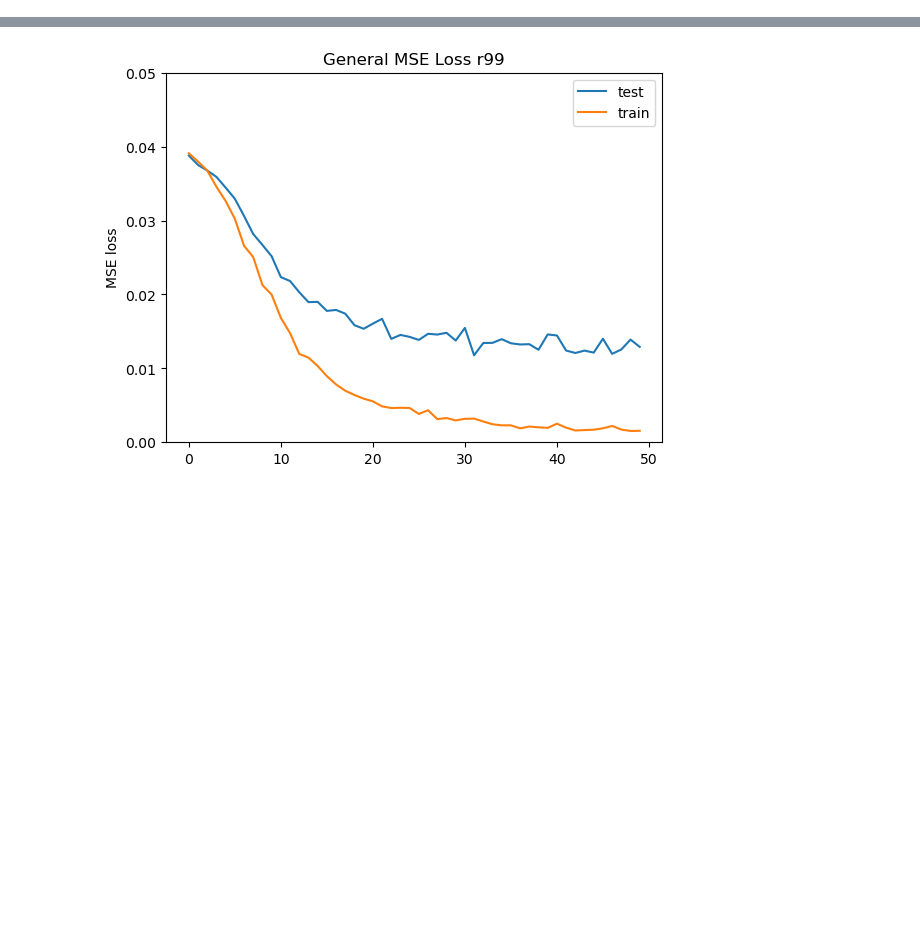
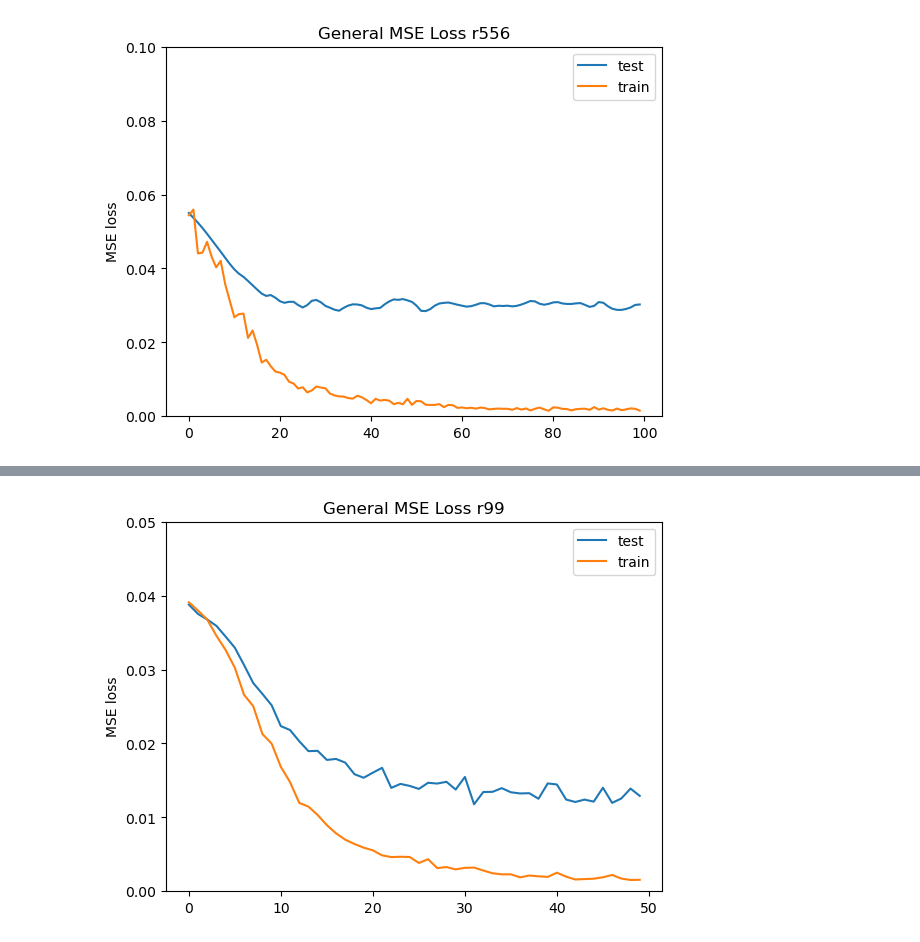
Before and after one commit to hiyuantang/FAU_Dataset, a Jupyter notebook: code/vis_maemse.ipynb, the cells around one changed output, grey strips where cells are left out. Drawn from its saved outputs; the diff is of its cells as text; code cells hidden in the pictures; blank space fills up the shorter version.

```diff
--- a/code/vis_maemse.ipynb
+++ b/code/vis_maemse.ipynb
@@ -33,0 +40,6 @@ plot_loss(lines, 'General MSE Loss r55')
+# %%
+with open('D:/GitHub/FAU_Dataset/code/results_r556/results.txt') as f:
+    lines = f.readlines()
+plot_loss(lines, 'General MSE Loss r556')
+# %% [output]
+[figure, added]
```
Also changed, not shown: parts of 26 cells of this notebook.
